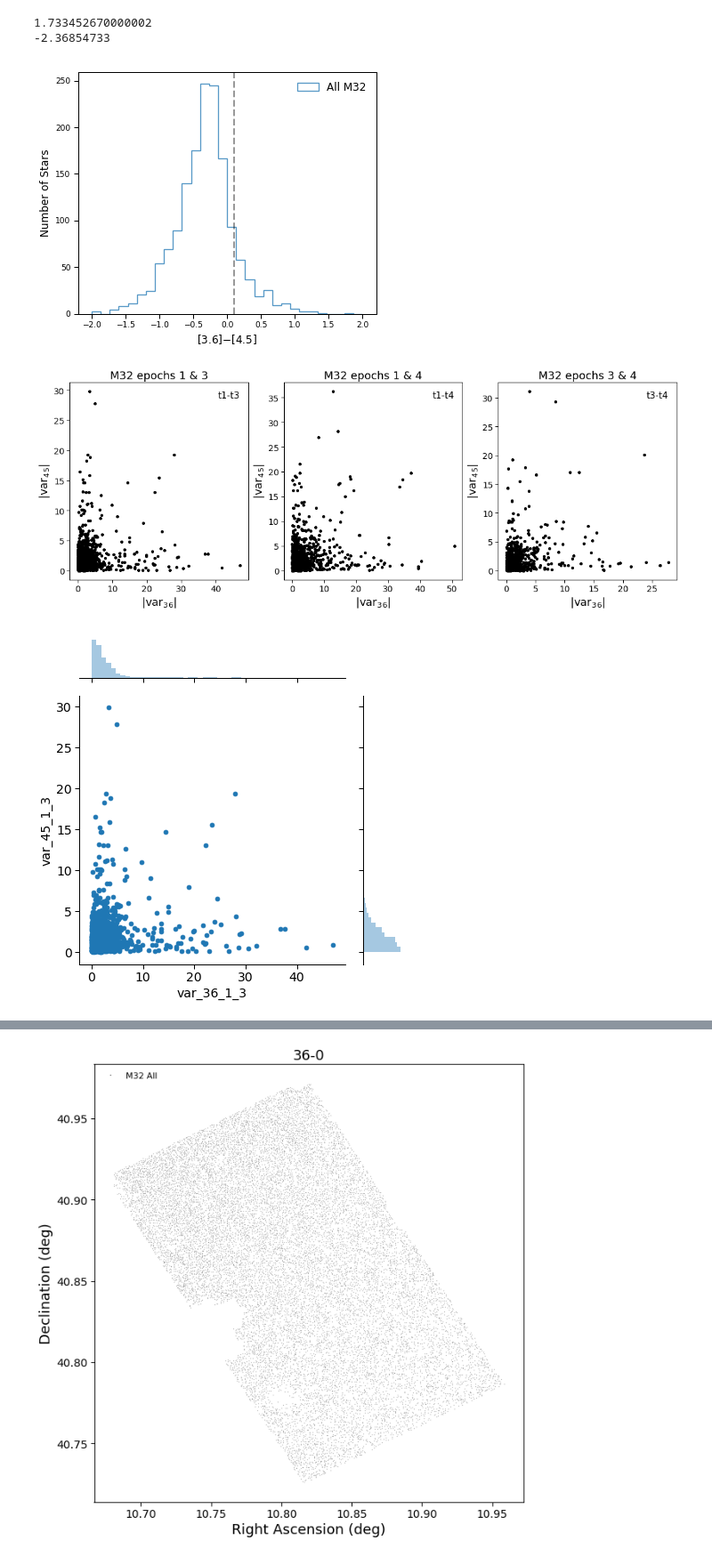
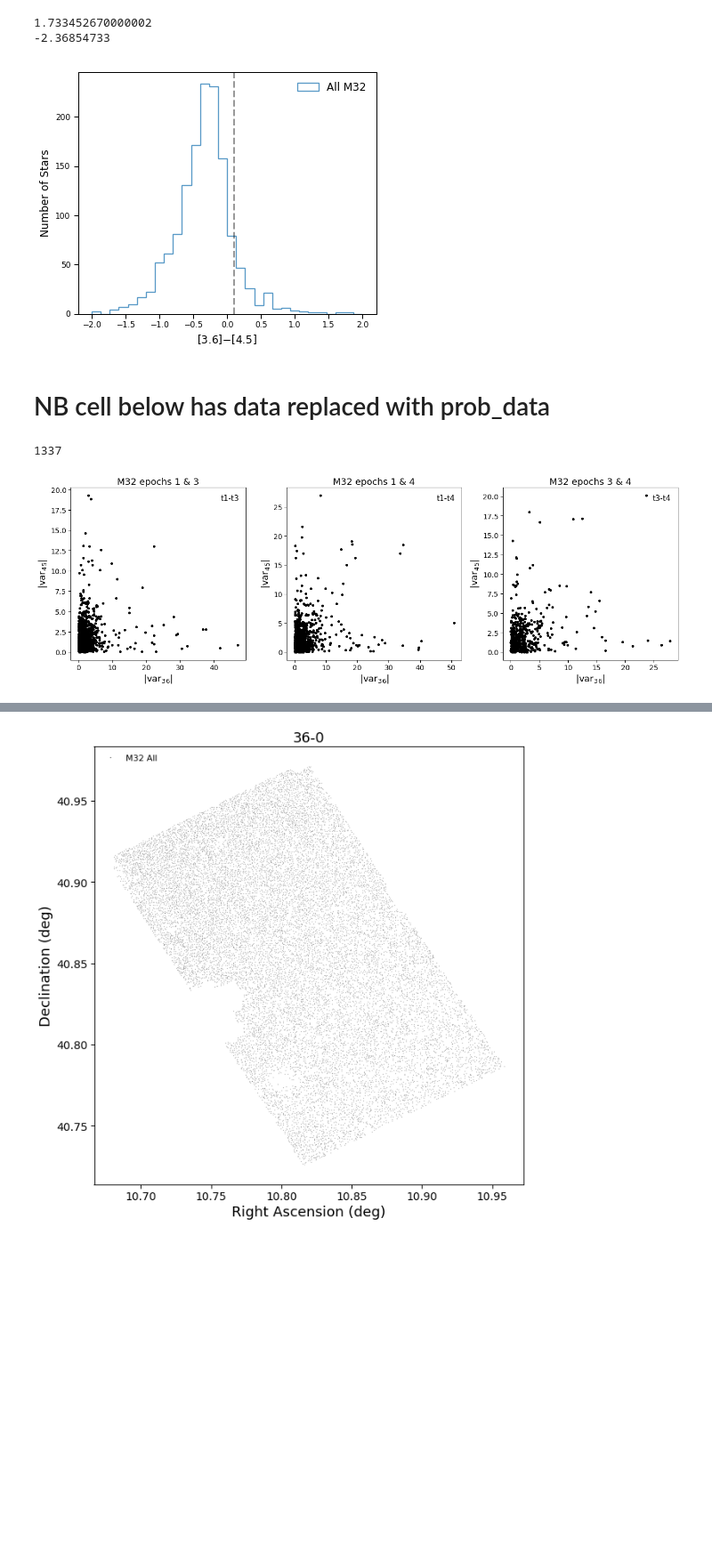
Before and after one commit to MichaelSharp7/M32, a Jupyter notebook: M32_CMD_CCD.ipynb, the cells around one changed output, grey strips where cells are left out. Shown at 89% size. Cells and saved outputs as stored; diff of their text form; code cells hidden in the pictures; blank space fills up the shorter version.

```diff
--- a/M32_CMD_CCD.ipynb
+++ b/M32_CMD_CCD.ipynb
@@ -22,7 +22,7 @@ sns.set_context("paper")   # "paper", "notebook", "talk", "poster"
 # Catalogue Operations
 # %%
 # Read in the background files
-file = 'final_cats/primary_cat_columns.csv'
+file = 'second_data.csv'
 data = ascii.read(file, data_start=1)
 print(np.min(data['mag_36_1']))
 print(np.min(data['mag_36_3']))
@@ -298,13 +315,13 @@ ax1 = plt.gca()  # Sets up active plot region
 # Plot a ladder luminosity function of just the core region
 
 # Set up the bin spacing
-bw = stats.knuth_bin_width(prim_data['mean_mag_36']-prim_data['mean_mag_45'])  # Determinal optimal bin size
+bw = stats.knuth_bin_width(data['mean_mag_36']-data['mean_mag_45'])  # Determinal optimal bin size
 bins = np.linspace(-2, 2, 31)  # Bin start, end, number +1
 #bins = np.linspace(12, 20, 41)  # Bin start, end, number +1
 ############################################################################################################
 
 
-n, edg, patches = ax1.hist(prim_data['mean_mag_36']-prim_data['mean_mag_45'], bins,  # facecolor='g', edgecolor='b',
+n, edg, patches = ax1.hist(data['mean_mag_36']-data['mean_mag_45'], bins,  # facecolor='g', edgecolor='b',
                           lw=1.3, alpha=1.75, histtype='step', label="All M32", ls="solid")
 
 #n, edg, patches = ax1.hist(colddata['[3.6]'], bins,  # facecolor='g', edgecolor='b',
@@ -324,11 +341,17 @@ ax1.legend(loc=0, frameon=False, scatterpoints=1, numpoints=1, markerscale=9.)
 plt.show()
 plt.close()
 # %% [output]
-[figure, old version]
+[figure, new version]
+# %% [markdown]
+# NB cell below has data replaced with prob_data
 # %%
-good_var_1_3_idx = np.where((prim_data['var_36_1_3']!=9999) & (prim_data['var_45_1_3']!=9999))
-good_var_1_4_idx = np.where((prim_data['var_36_1_4']!=9999) & (prim_data['var_45_1_4']!=9999))
-good_var_3_4_idx = np.where((prim_data['var_36_3_4']!=9999) & (prim_data['var_45_3_4']!=9999))
+prob_idx = np.where(data['p_i_36_45']==1)
+print(len(prob_idx[0]))
+prob_data = data[prob_idx]
+
+good_var_1_3_idx = np.where((prob_data['var_36_1_3']!=9999) & (prob_data['var_45_1_3']!=9999))
+good_var_1_4_idx = np.where((prob_data['var_36_1_4']!=9999) & (prob_data['var_45_1_4']!=9999))
+good_var_3_4_idx = np.where((prob_data['var_36_3_4']!=9999) & (prob_data['var_45_3_4']!=9999))
 
 # Setting up figure
 plt.rc('font', family='sans-serif')
@@ -337,37 +360,37 @@ plt.rc("ytick", labelsize=14)
 plt.rc("axes", labelsize=14)
 plt.rc("legend", fontsize=15)
 plt.figure(figsize=(18,6))
 ax = plt.gca()                        # Sets up active plot region
 
 # Make the actual plot
 plt.subplot(1,3,1)
-plt.plot(prim_data['var_36_1_3'][good_var_1_3_idx], prim_data['var_45_1_3'][good_var_1_3_idx], 'o', color='black', ms=4, label="t1-t3")
+plt.plot(prob_data['var_36_1_3'][good_var_1_3_idx], prob_data['var_45_1_3'][good_var_1_3_idx], 'o', color='black', ms=4, label="t1-t3")
 plt.xlabel('|var$_3$$_6$|', size=18)
 plt.ylabel('|var$_4$$_5$|', size=18)
 plt.legend(loc="upper right",frameon=False, scatterpoints=1, numpoints=1, markerscale=0.)
 plt.title('M32 epochs 1 & 3',fontsize=18)
 
 plt.subplot(1,3,2)
-plt.plot(prim_data['var_36_1_4'][good_var_1_4_idx], prim_data['var_45_1_4'][good_var_1_4_idx], 'o', color='black', ms=4, label="t1-t4")
+plt.plot(prob_data['var_36_1_4'][good_var_1_4_idx], prob_data['var_45_1_4'][good_var_1_4_idx], 'o', color='black', ms=4, label="t1-t4")
 plt.xlabel('|var$_3$$_6$|', size=18)
 plt.ylabel('|var$_4$$_5$|', size=18)
 plt.legend(loc="upper right",frameon=False, scatterpoints=1, numpoints=1, markerscale=0.)
 plt.title('M32 epochs 1 & 4',fontsize=18)
 
 plt.subplot(1,3,3)
-plt.plot(prim_data['var_36_3_4'][good_var_3_4_idx], prim_data['var_45_3_4'][good_var_3_4_idx], 'o', color='black', ms=4, label="t3-t4")
+plt.plot(prob_data['var_36_3_4'][good_var_3_4_idx], prob_data['var_45_3_4'][good_var_3_4_idx], 'o', color='black', ms=4, label="t3-t4")
 plt.xlabel('|var$_3$$_6$|', size=18)
 plt.ylabel('|var$_4$$_5$|', size=18)
 plt.legend(loc="upper right",frameon=False, scatterpoints=1, numpoints=1, markerscale=0.)
 plt.title('M32 epochs 3 & 4',fontsize=18)
 
-bbb = sns.jointplot(prim_data['var_36_1_3'][good_var_1_3_idx], prim_data['var_45_1_3'][good_var_1_3_idx], kind="scatter")
+#bbb = sns.jointplot(prob_data['var_36_1_3'][good_var_1_3_idx], prob_data['var_45_1_3'][good_var_1_3_idx], kind="scatter")
 
 #plt.savefig("blah.pdf", bbox_inches='tight')
 plt.tight_layout()
 plt.show()
 plt.close()
 # %% [output]
+1337
-[figure, old version]
+[figure, new version]
-[figure, removed]
 # %%
```
Also changed, not shown: parts of 10 cells of this notebook, 6 other files.
